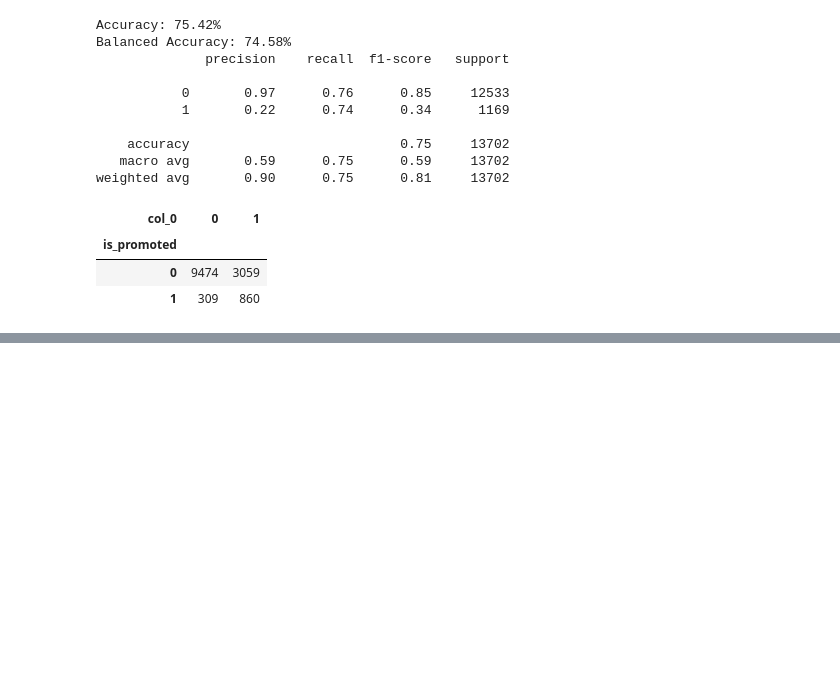
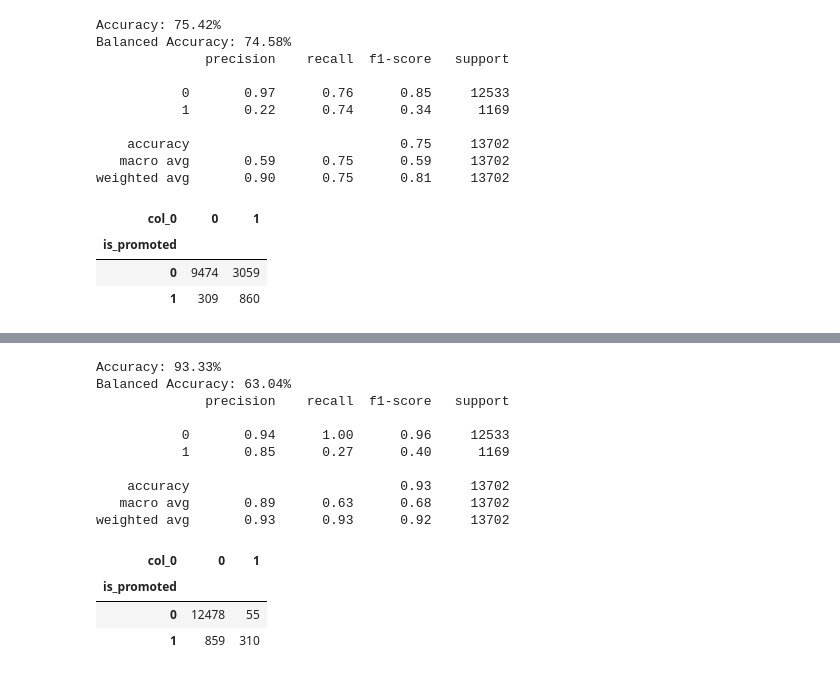
Before and after one commit to lakshyagupta2409/HRAnalytics, a Jupyter notebook: DataExplorationAnd Cleaning.ipynb, the cells around one changed output, grey strips where cells are left out. Drawn from its saved outputs; the diff is of its cells as text; code cells hidden in the pictures; blank space fills up the shorter version.

```diff
--- a/DataExplorationAnd Cleaning.ipynb
+++ b/DataExplorationAnd Cleaning.ipynb
@@ -288,0 +375,23 @@ weighted avg       0.90      0.75      0.81     13702
+# %%
+y_pred = forest.predict(X_val)
+print(f"Accuracy: {round(metrics.accuracy_score(Y_val, y_pred)*100, 2)}%")
+print(f"Balanced Accuracy: {round(metrics.balanced_accuracy_score(Y_val, y_pred)*100, 2)}%")
+
+print(classification_report(Y_val,y_pred))
+df_confusion = pd.crosstab(Y_val, y_pred)
+df_confusion
+# %% [output]
+Accuracy: 93.33%
+Balanced Accuracy: 63.04%
+              precision    recall  f1-score   support
+
+           0       0.94      1.00      0.96     12533
+           1       0.85      0.27      0.40      1169
+
+    accuracy                           0.93     13702
+   macro avg       0.89      0.63      0.68     13702
+weighted avg       0.93      0.93      0.92     13702
+| col_0 | 0 | 1 |
+| is_promoted |  |  |
+| 0 | 12478 | 55 |
+| 1 | 859 | 310 |
```
Also changed, not shown: parts of 20 cells of this notebook, 1 other file.
